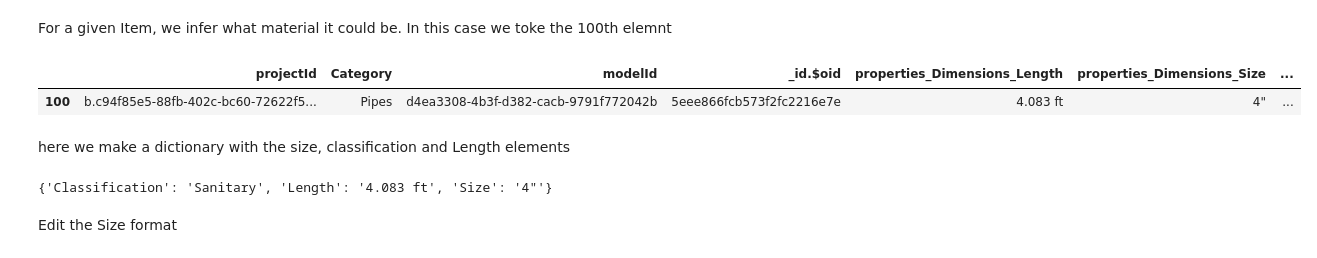
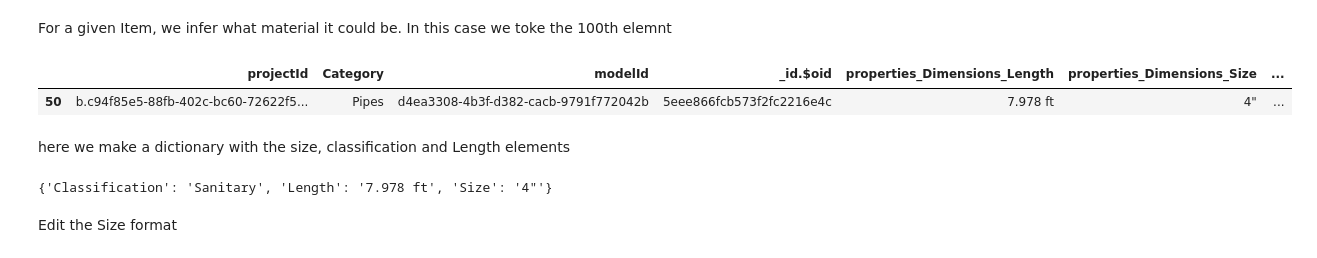
Before and after one commit to pabloderen/BIMinferer, a Jupyter notebook: Pipe_Analysis_3.ipynb, the cells around one changed output. Drawn from its saved outputs; the diff is of its cells as text; code cells hidden in the pictures.

```diff
--- a/Pipe_Analysis_3.ipynb
+++ b/Pipe_Analysis_3.ipynb
@@ -359,12 +359,12 @@ dataf.head(3)
 # %% [markdown]
 For a given Item, we infer what material it could be. In this case we toke the 100th elemnt
 # %%
-eli=dataf.iloc[100].to_frame().T
+eli=dataf.iloc[50].to_frame().T
 #First individualizate the elemnt
 eli
 # %% [output]
 |  | projectId | Category | modelId | _id.$oid | properties_Dimensions_Length | properties_Dimensions_Size | ... |
-| 100 | b.c94f85e5-88fb-402c-bc60-72622f5... | Pipes | d4ea3308-4b3f-d382-cacb-9791f772042b | 5eee866fcb573f2fc2216e7e | 4.083 ft | 4" | ... |
+| 50 | b.c94f85e5-88fb-402c-bc60-72622f5... | Pipes | d4ea3308-4b3f-d382-cacb-9791f772042b | 5eee866fcb573f2fc2216e4c | 7.978 ft | 4" | ... |
 # %% [markdown]
 here we make a dictionary with the size, classification and Length elements
 # %%
@@ -389,7 +389,7 @@ def search_title(var):
 item=search_title(eli)
 item
 # %% [output]
-{'Classification': 'Sanitary', 'Length': '4.083 ft', 'Size': '4"'}
+{'Classification': 'Sanitary', 'Length': '7.978 ft', 'Size': '4"'}
 # %% [markdown]
 Edit the Size format
 # %%
```
Also changed, not shown: parts of 5 cells of this notebook.
